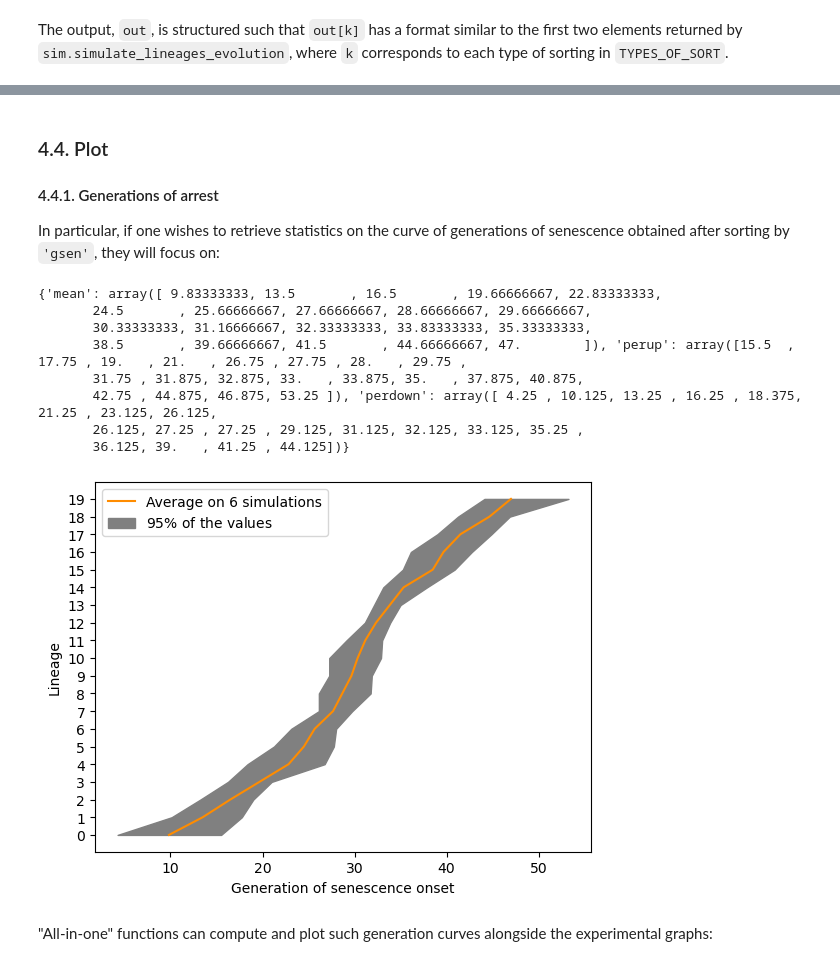
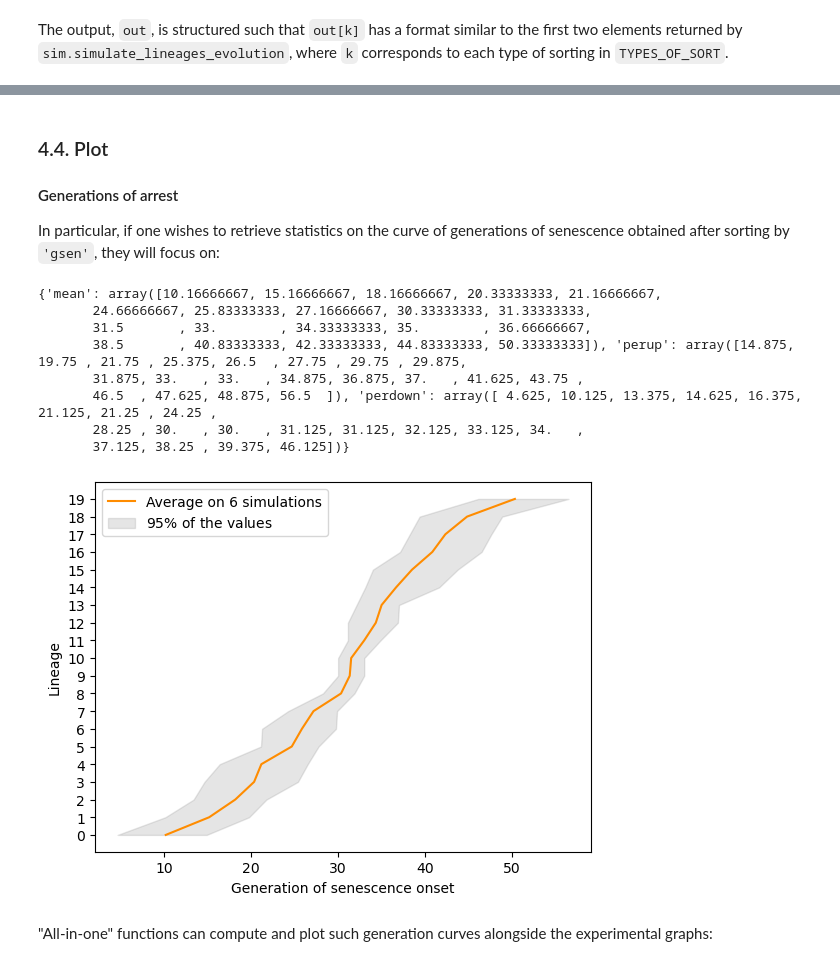
Before and after one commit to anais-rat/telomeres, a Jupyter notebook: demo/lineage.ipynb, the cells around one changed output, grey strips where cells are left out. Cells and saved outputs as stored; diff of their text form; code cells hidden in the pictures.

```diff
--- a/demo/lineage.ipynb
+++ b/demo/lineage.ipynb
@@ -444,32 +472,32 @@ print(out)
 # %% [markdown]
 ### 4.4. Plot
 
-#### 4.4.1. Generations of arrest
+#### Generations of arrest
 
 In particular, if one wishes to retrieve statistics on the curve of generations of senescence obtained after sorting by `'gsen'`, they will focus on:
 # %%
 # Statistics on graphs of senescence onset.
 GSEN_STAT = out['gsen'][1]['sen']
 print(GSEN_STAT)
 
 LINEAGES = np.arange(LINEAGE_COUNT).astype(int)
 plt.plot(GSEN_STAT['mean'], LINEAGES, label=f'Average on {SIMULATION_COUNT} simulations', color='darkorange')
-plt.fill_betweenx(LINEAGES, GSEN_STAT['perdown'], GSEN_STAT['perup'], label=f'{fp.PERCENT}$\%$ of the values', color='gray')
+plt.fill_betweenx(LINEAGES, GSEN_STAT['perdown'], GSEN_STAT['perup'], label=f'{fp.PERCENT}$\%$ of the values', color='gray', alpha=0.2)
 plt.yticks(LINEAGES)
 plt.xlabel('Generation of senescence onset')
 plt.ylabel('Lineage')
 plt.legend()
 plt.show()
 # %% [output]
-{'mean': array([ 9.83333333, 13.5       , 16.5       , 19.66666667, 22.83333333,
-       24.5       , 25.66666667, 27.66666667, 28.66666667, 29.66666667,
-       30.33333333, 31.16666667, 32.33333333, 33.83333333, 35.33333333,
-       38.5       , 39.66666667, 41.5       , 44.66666667, 47.        ]), 'perup': array([15.5  , 17.75 , 19.   , 21.   , 26.75 , 27.75 , 28.   , 29.75 ,
-       31.75 , 31.875, 32.875, 33.   , 33.875, 35.   , 37.875, 40.875,
-       42.75 , 44.875, 46.875, 53.25 ]), 'perdown': array([ 4.25 , 10.125, 13.25 , 16.25 , 18.375, 21.25 , 23.125, 26.125,
-       26.125, 27.25 , 27.25 , 29.125, 31.125, 32.125, 33.125, 35.25 ,
-       36.125, 39.   , 41.25 , 44.125])}
+{'mean': array([10.16666667, 15.16666667, 18.16666667, 20.33333333, 21.16666667,
+       24.66666667, 25.83333333, 27.16666667, 30.33333333, 31.33333333,
+       31.5       , 33.        , 34.33333333, 35.        , 36.66666667,
+       38.5       , 40.83333333, 42.33333333, 44.83333333, 50.33333333]), 'perup': array([14.875, 19.75 , 21.75 , 25.375, 26.5  , 27.75 , 29.75 , 29.875,
+       31.875, 33.   , 33.   , 34.875, 36.875, 37.   , 41.625, 43.75 ,
+       46.5  , 47.625, 48.875, 56.5  ]), 'perdown': array([ 4.625, 10.125, 13.375, 14.625, 16.375, 21.125, 21.25 , 24.25 ,
+       28.25 , 30.   , 30.   , 31.125, 31.125, 32.125, 33.125, 34.   ,
+       37.125, 38.25 , 39.375, 46.125])}
-[figure, old version]
+[figure, new version]
 # %% [markdown]
 "All-in-one" functions can compute and plot such generation curves alongside the experimental graphs:
 # %%
```
Also changed, not shown: parts of 25 cells of this notebook, 16 other files.
